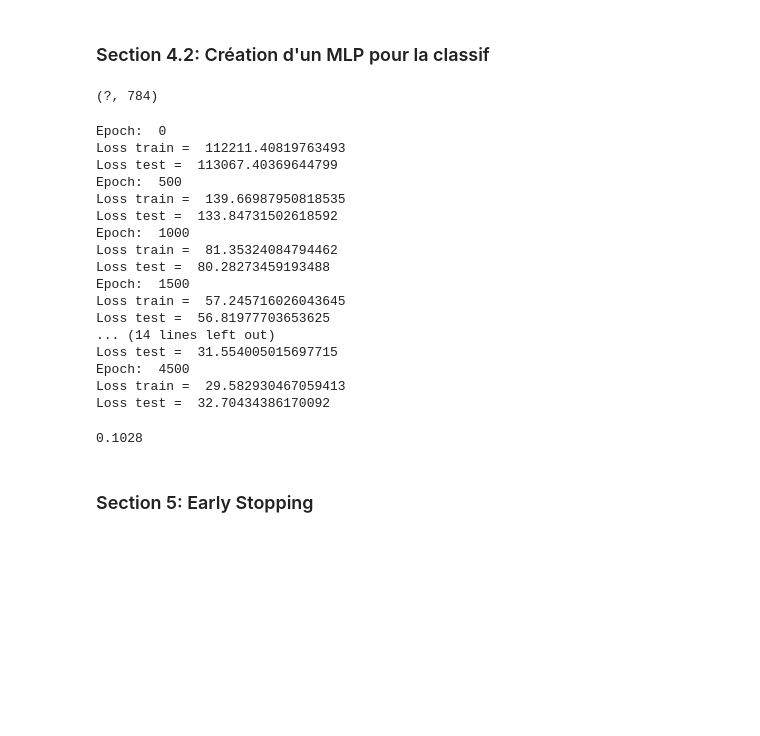
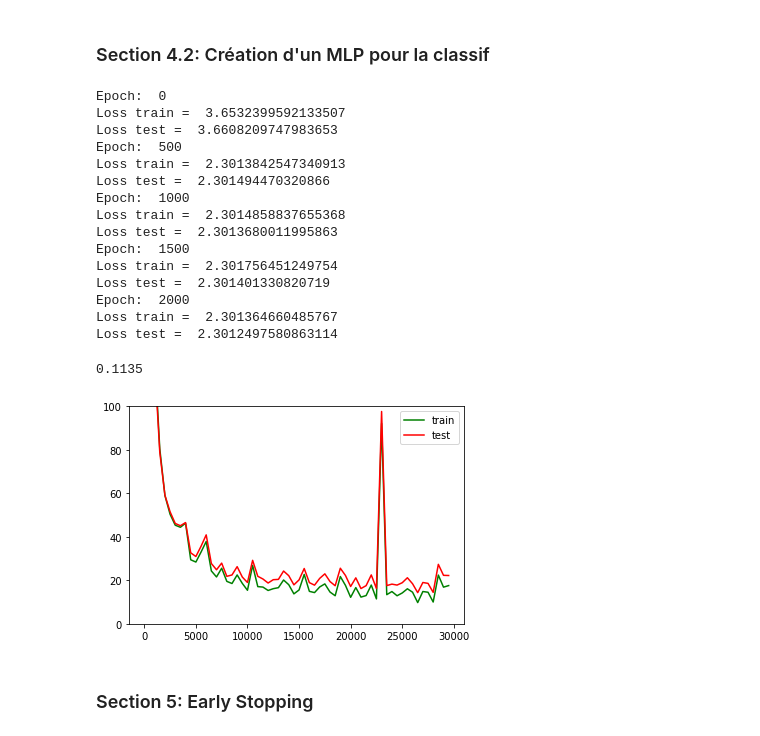
Before and after one commit to ArnaudDeleruyelle/Deep-Learning, a Jupyter notebook: 16-10-18-Jupyter/DeepLearning.ipynb, the cells around one changed output. Cells and saved outputs as stored; diff of their text form; code cells hidden in the pictures; blank space fills up the shorter version.

```diff
--- a/16-10-18-Jupyter/DeepLearning.ipynb
+++ b/16-10-18-Jupyter/DeepLearning.ipynb
@@ -584,6 +580,7 @@ error = np.hsplit(visu,3)
 # %%
-plt.plot(error[0],error[1], 'green', label='train')
-plt.plot(error[0],error[2], 'red',label='test')
-plt.axis(ymax=1,ymin = 0)
-plt.legend()
-plt.show()
+def print_visu(visu):
+    error = np.hsplit(visu,3)
+    plt.plot(error[0],error[1], 'green', label='train')
+    plt.plot(error[0],error[2], 'red',label='test')
+    plt.legend()
+    plt.show()
@@ -625,7 +625,7 @@ batch_size = 1000
 x_batch = tf.placeholder(shape=[None, 784], dtype=tf.float64, name='x_batch')
 y_batch = tf.placeholder(shape=[None, 10], dtype=tf.float64, name='y_batch')
 # %%
-mlp_mnist = MLP(x_batch,[16,16,10], ['identity','identity','identity'])
+mlp_mnist = MLP(x_batch,[25,10], ['sigmoid','identity'])
 
 # output layer
 y_pred = mlp_mnist[-1]
@@ -637,29 +637,25 @@ avg_llh = tf.reduce_mean(loglikelihoods)
 # optimizer
 opt = tf.train.AdamOptimizer(learning_rate=0.001)
 model_mnist = opt.minimize(avg_llh)
-# %% [output]
-(?, 784)
 # %%
 # fit the model
 modelFit_mnist,visu = Fit(x_train,x_test,y_train,y_test,model_mnist)
 # %% [output]
 Epoch:  0
-Loss train =  112211.40819763493
-Loss test =  113067.40369644799
+Loss train =  3.6532399592133507
+Loss test =  3.6608209747983653
 Epoch:  500
-Loss train =  139.66987950818535
-Loss test =  133.84731502618592
+Loss train =  2.3013842547340913
+Loss test =  2.301494470320866
 Epoch:  1000
-Loss train =  81.35324084794462
-Loss test =  80.28273459193488
+Loss train =  2.3014858837655368
+Loss test =  2.3013680011995863
 Epoch:  1500
-Loss train =  57.245716026043645
-Loss test =  56.81977703653625
-... (14 lines left out)
-Loss test =  31.554005015697715
-Epoch:  4500
-Loss train =  29.582930467059413
-Loss test =  32.70434386170092
+Loss train =  2.301756451249754
+Loss test =  2.301401330820719
+Epoch:  2000
+Loss train =  2.301364660485767
+Loss test =  2.3012497580863114
 # %%
 writer = tf.summary.FileWriter("/tmp/graph/2")
 writer.add_graph(modelFit_mnist.graph)
@@ -671,7 +667,12 @@ accuracy = np.mean(correct_prediction.astype(float))
 
 print(accuracy)
 # %% [output]
-0.1028
+0.1135
+# %%
+plt.axis(ymax=100,y_min = 0)
+print_visu(visu)
+# %% [output]
+[figure, added]
 # %% [markdown]
 ### Section 5: Early Stopping
 # %%
```
Also changed, not shown: parts of 17 cells of this notebook.
